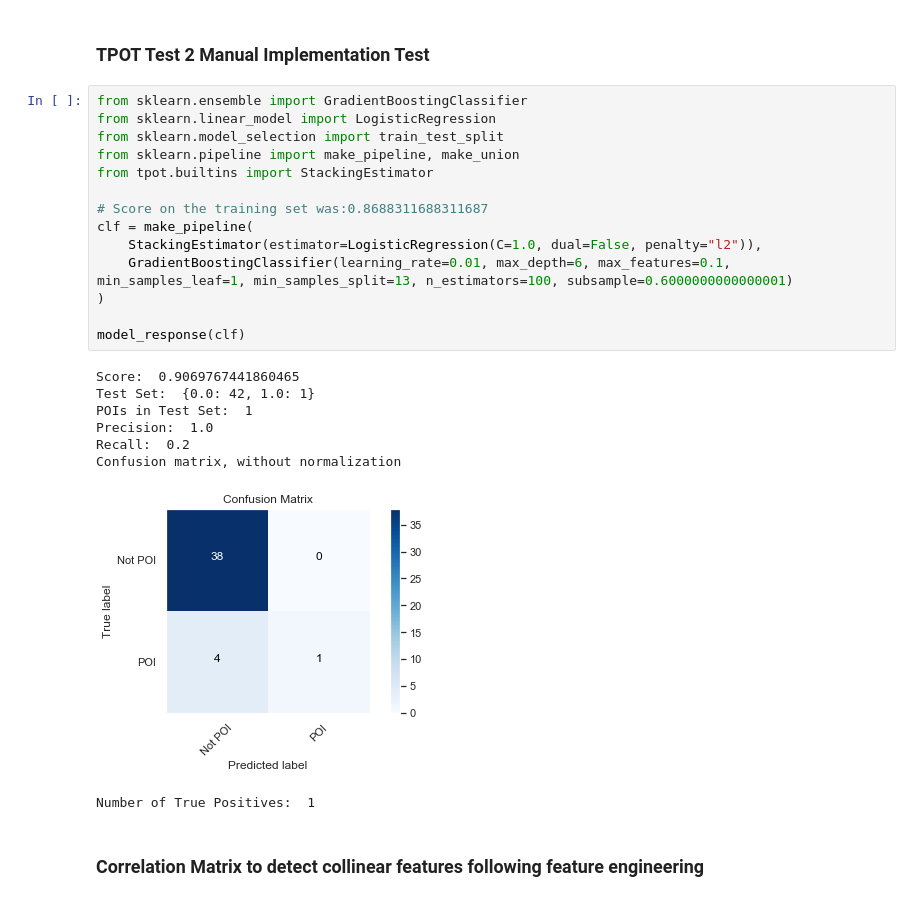
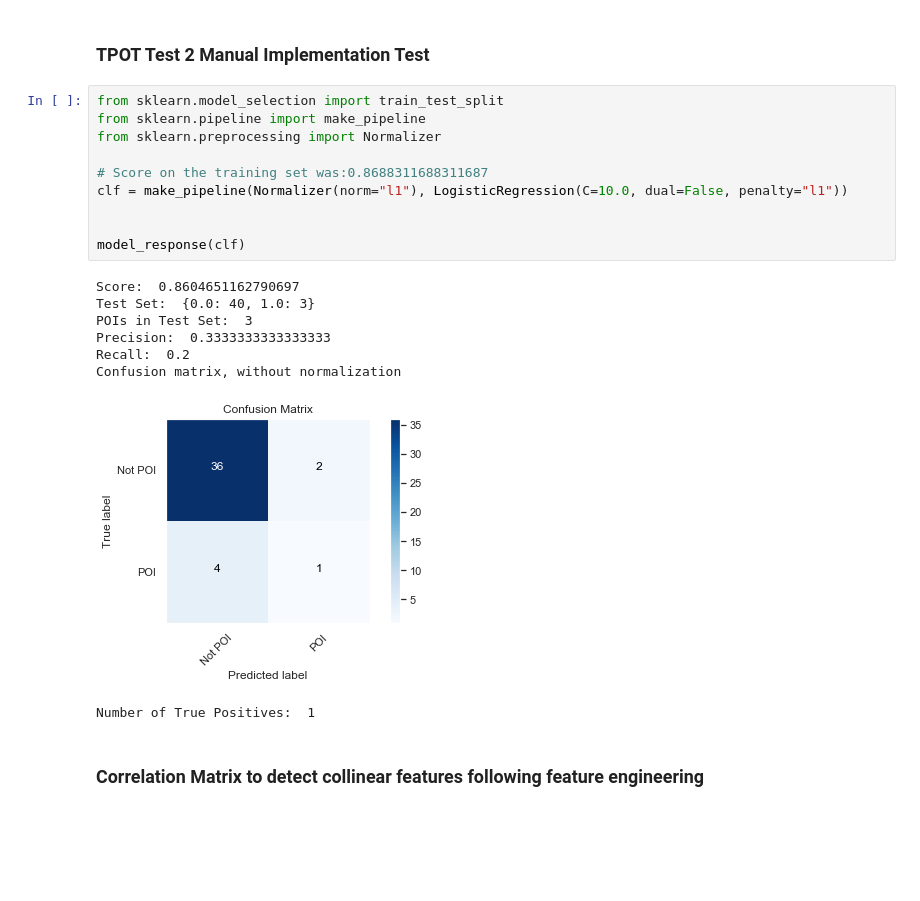
Before and after one commit to trenton3983/ud120-projects, a Jupyter notebook: ML_Project_Research.ipynb, the cells around one changed output. Drawn from its saved outputs; the diff is of its cells as text; blank space fills up the shorter version.

```diff
--- a/ML_Project_Research.ipynb
+++ b/ML_Project_Research.ipynb
@@ -512,27 +635,23 @@ True
 # %% [markdown]
 ### TPOT Test 2 Manual Implementation Test
 # %%
-from sklearn.ensemble import GradientBoostingClassifier
-from sklearn.linear_model import LogisticRegression
 from sklearn.model_selection import train_test_split
-from sklearn.pipeline import make_pipeline, make_union
-from tpot.builtins import StackingEstimator
+from sklearn.pipeline import make_pipeline
+from sklearn.preprocessing import Normalizer
 
 # Score on the training set was:0.8688311688311687
-clf = make_pipeline(
-    StackingEstimator(estimator=LogisticRegression(C=1.0, dual=False, penalty="l2")),
-    GradientBoostingClassifier(learning_rate=0.01, max_depth=6, max_features=0.1, min_samples_leaf=1, min_samples_split=13, n_estimators=100, subsample=0.6000000000000001)
-)
+clf = make_pipeline(Normalizer(norm="l1"), LogisticRegression(C=10.0, dual=False, penalty="l1"))
+
 
 model_response(clf)
 # %% [output]
-Score:  0.9069767441860465
-Test Set:  {0.0: 42, 1.0: 1}
-POIs in Test Set:  1
-Precision:  1.0
+Score:  0.8604651162790697
+Test Set:  {0.0: 40, 1.0: 3}
+POIs in Test Set:  3
+Precision:  0.3333333333333333
 Recall:  0.2
 Confusion matrix, without normalization
-[figure, old version]
+[figure, new version]
 Number of True Positives:  1
 # %% [markdown]
 ### Correlation Matrix to detect collinear features following feature engineering
```
Also changed, not shown: parts of 28 cells of this notebook.
